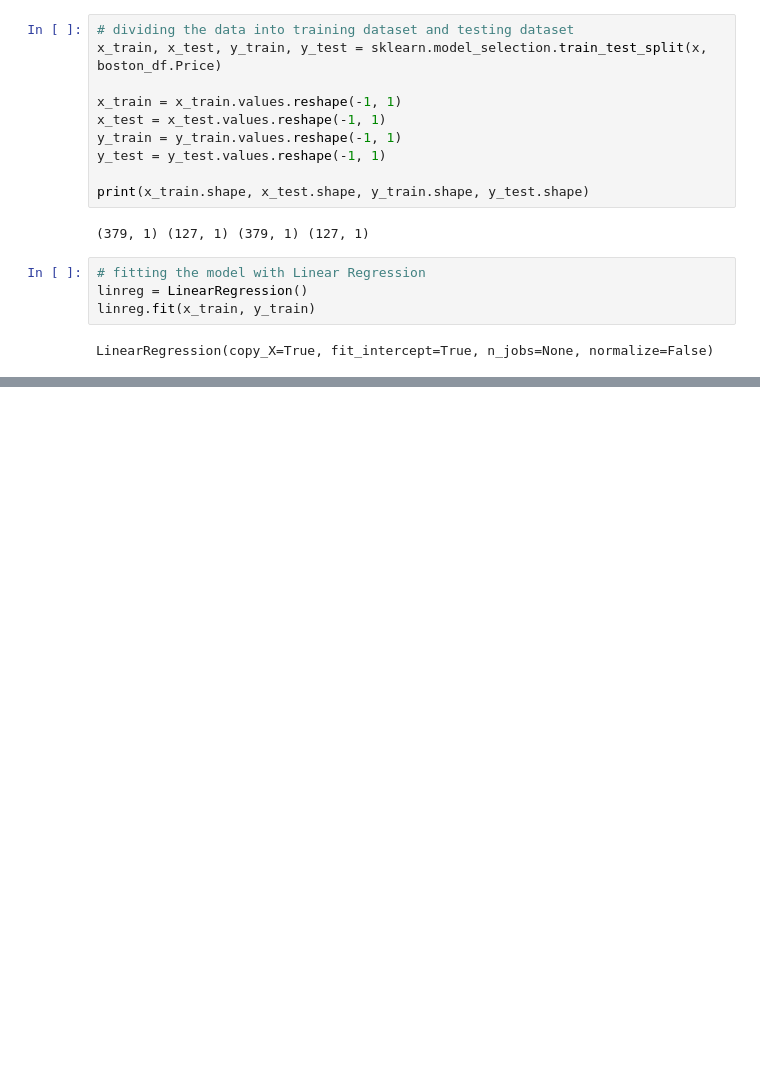
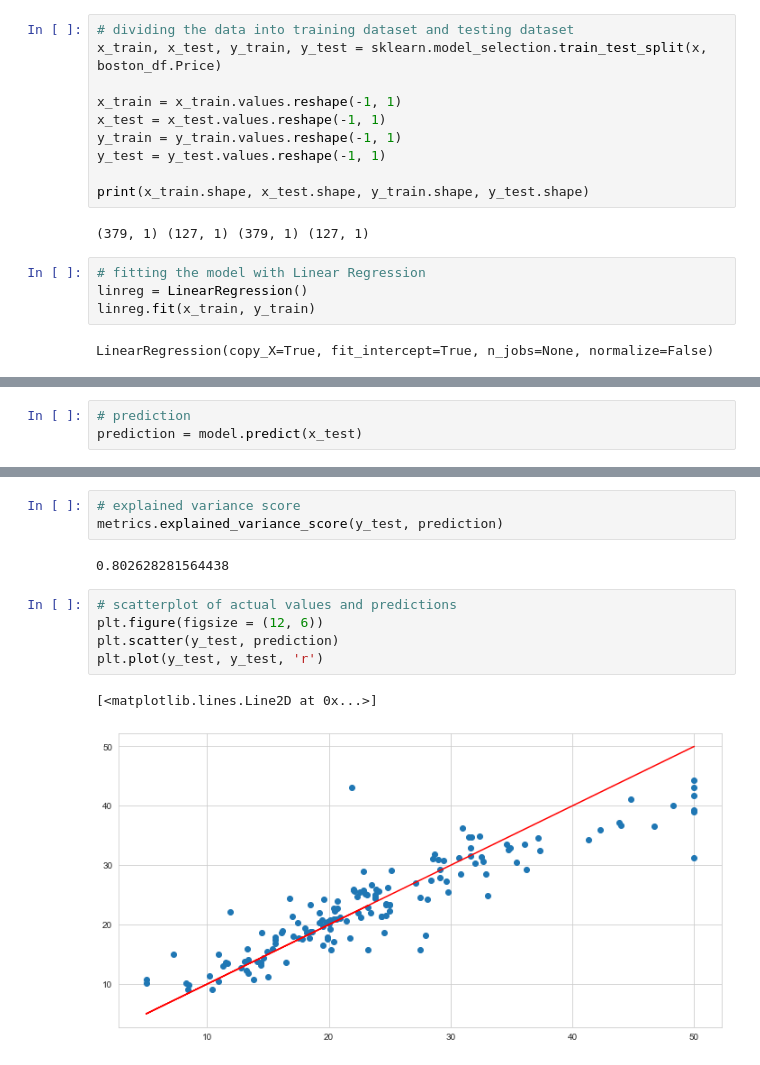
Before and after one commit to fawiyogo001/Data-Science-Portfolio-Python, a Jupyter notebook: Boston Housing Price/Boston Housing Price.ipynb, the cells around one changed output, grey strips where cells are left out. Drawn from its saved outputs; the diff is of its cells as text; blank space fills up the shorter version.

```diff
--- a/Boston Housing Price/Boston Housing Price.ipynb
+++ b/Boston Housing Price/Boston Housing Price.ipynb
@@ -457,0 +533,3 @@ sns.distplot((y_test - pred_test))
+# %%
+# prediction
+prediction = model.predict(x_test)
@@ -457,0 +560,13 @@ sns.distplot((y_test - pred_test))
+# %%
+# explained variance score
+metrics.explained_variance_score(y_test, prediction)
+# %% [output]
+0.802628281564438
+# %%
+# scatterplot of actual values and predictions
+plt.figure(figsize = (12, 6))
+plt.scatter(y_test, prediction)
+plt.plot(y_test, y_test, 'r')
+# %% [output]
+[<matplotlib.lines.Line2D at 0x...>]
+[figure, added]
```
Also changed, not shown: parts of 15 cells of this notebook.
